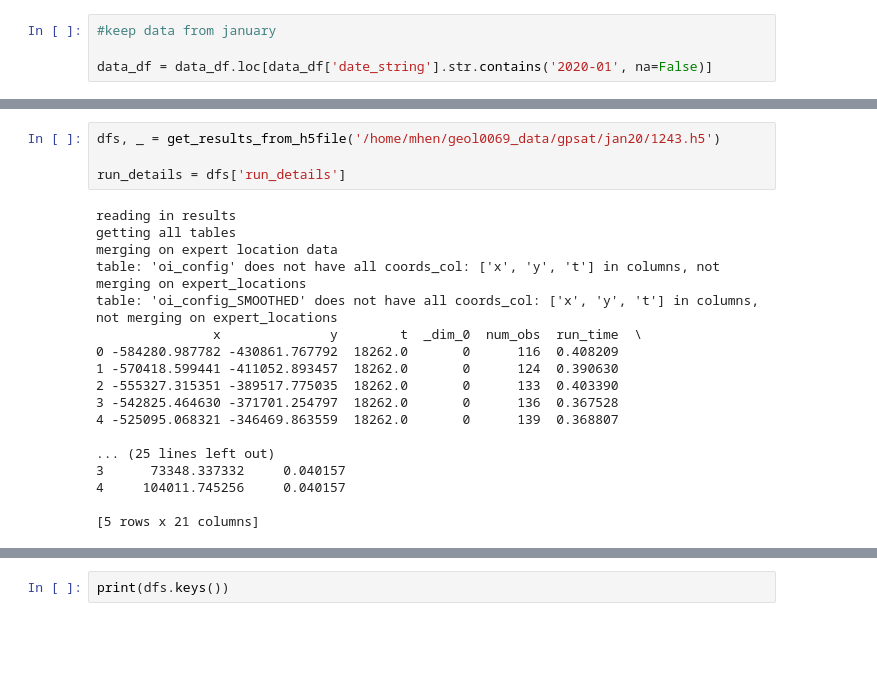
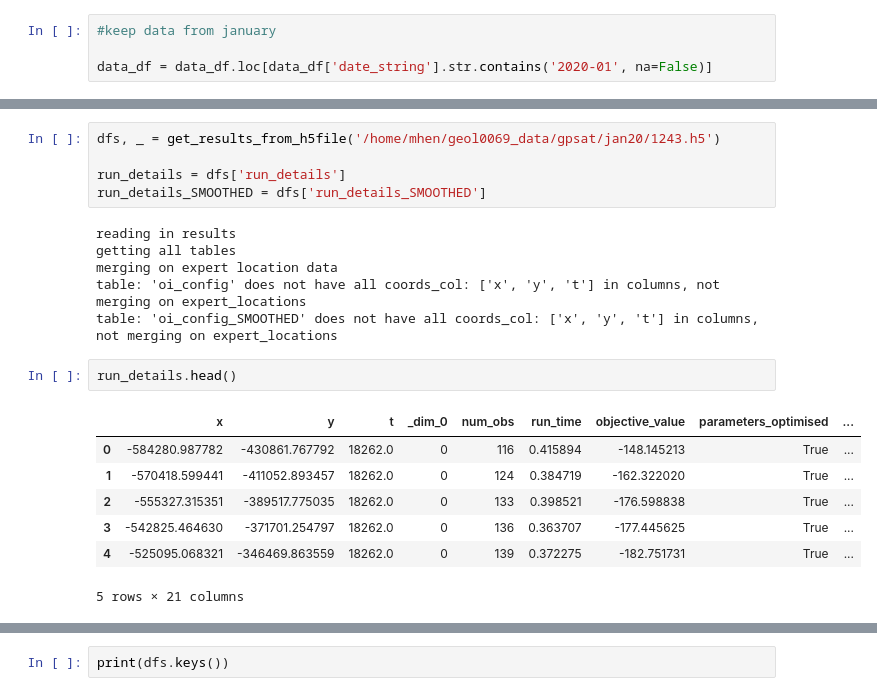
Before and after one commit to max-henderson404/geol0069_final_assignment, a Jupyter notebook: linear_gpsat_comp.ipynb, the cells around one changed output, grey strips where cells are left out. Saved outputs shown, nothing was run; the diff lists cells and outputs as text; blank space fills up the shorter version.

```diff
--- a/linear_gpsat_comp.ipynb
+++ b/linear_gpsat_comp.ipynb
@@ -498,21 +772,20 @@ setting lengthscales to: [1. 1. 1.]
 dfs, _ = get_results_from_h5file('/home/mhen/geol0069_data/gpsat/jan20/1243.h5')
 
 run_details = dfs['run_details']
+run_details_SMOOTHED = dfs['run_details_SMOOTHED']
 # %% [output]
 reading in results
 getting all tables
 merging on expert location data
 table: 'oi_config' does not have all coords_col: ['x', 'y', 't'] in columns, not merging on expert_locations
 table: 'oi_config_SMOOTHED' does not have all coords_col: ['x', 'y', 't'] in columns, not merging on expert_locations
-               x              y        t  _dim_0  num_obs  run_time  \
-0 -584280.987782 -430861.767792  18262.0       0      116  0.408209
-1 -570418.599441 -411052.893457  18262.0       0      124  0.390630
-2 -555327.315351 -389517.775035  18262.0       0      133  0.403390
-3 -542825.464630 -371701.254797  18262.0       0      136  0.367528
-4 -525095.068321 -346469.863559  18262.0       0      139  0.368807
-
-... (25 lines left out)
-3      73348.337332     0.040157
-4     104011.745256     0.040157
-
-[5 rows x 21 columns]
+# %%
+run_details.head()
+# %% [output]
+|  | x | y | t | _dim_0 | num_obs | run_time | objective_value | parameters_optimised | ... |
+| 0 | -584280.987782 | -430861.767792 | 18262.0 | 0 | 116 | 0.415894 | -148.145213 | True | ... |
+| 1 | -570418.599441 | -411052.893457 | 18262.0 | 0 | 124 | 0.384719 | -162.322020 | True | ... |
+| 2 | -555327.315351 | -389517.775035 | 18262.0 | 0 | 133 | 0.398521 | -176.598838 | True | ... |
+| 3 | -542825.464630 | -371701.254797 | 18262.0 | 0 | 136 | 0.363707 | -177.445625 | True | ... |
+| 4 | -525095.068321 | -346469.863559 | 18262.0 | 0 | 139 | 0.372275 | -182.751731 | True | ... |
+5 rows × 21 columns
```
Also changed, not shown: parts of 14 cells of this notebook.
